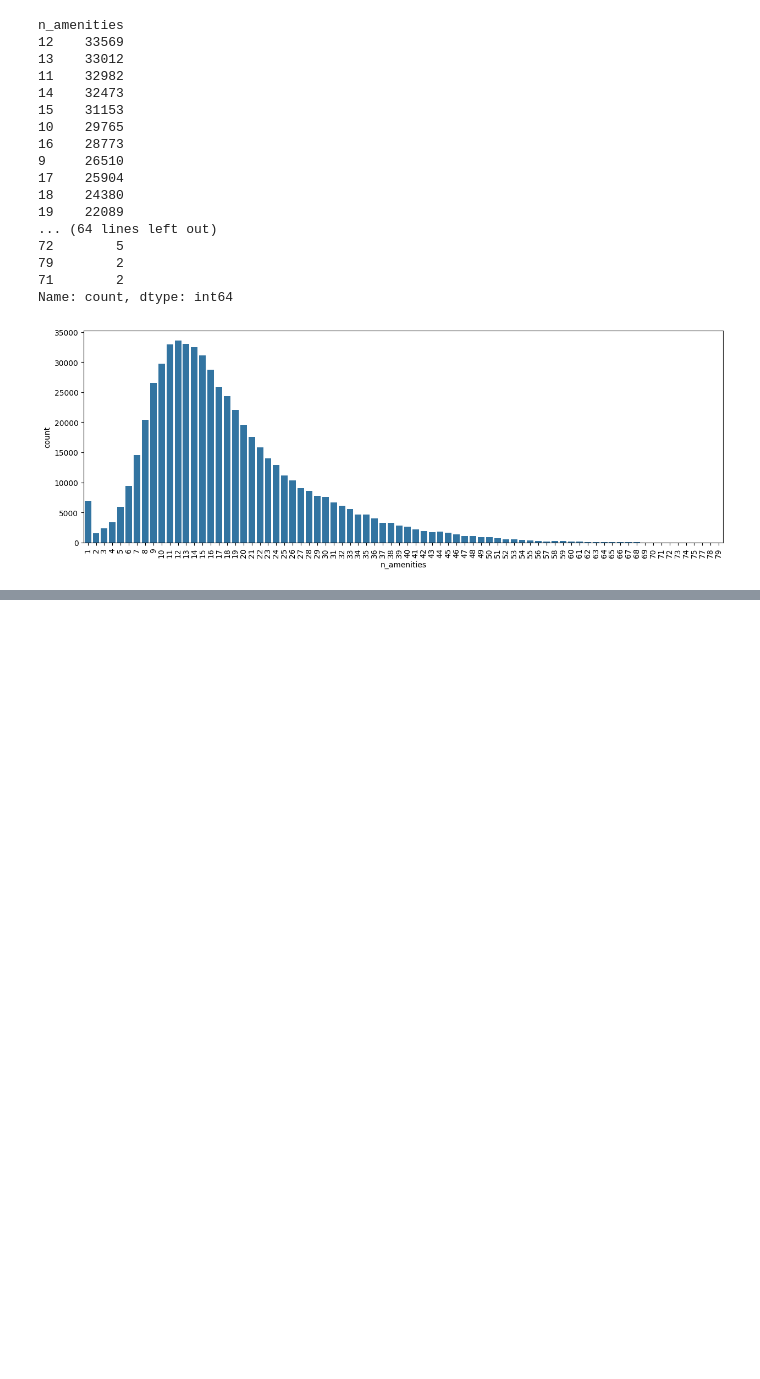
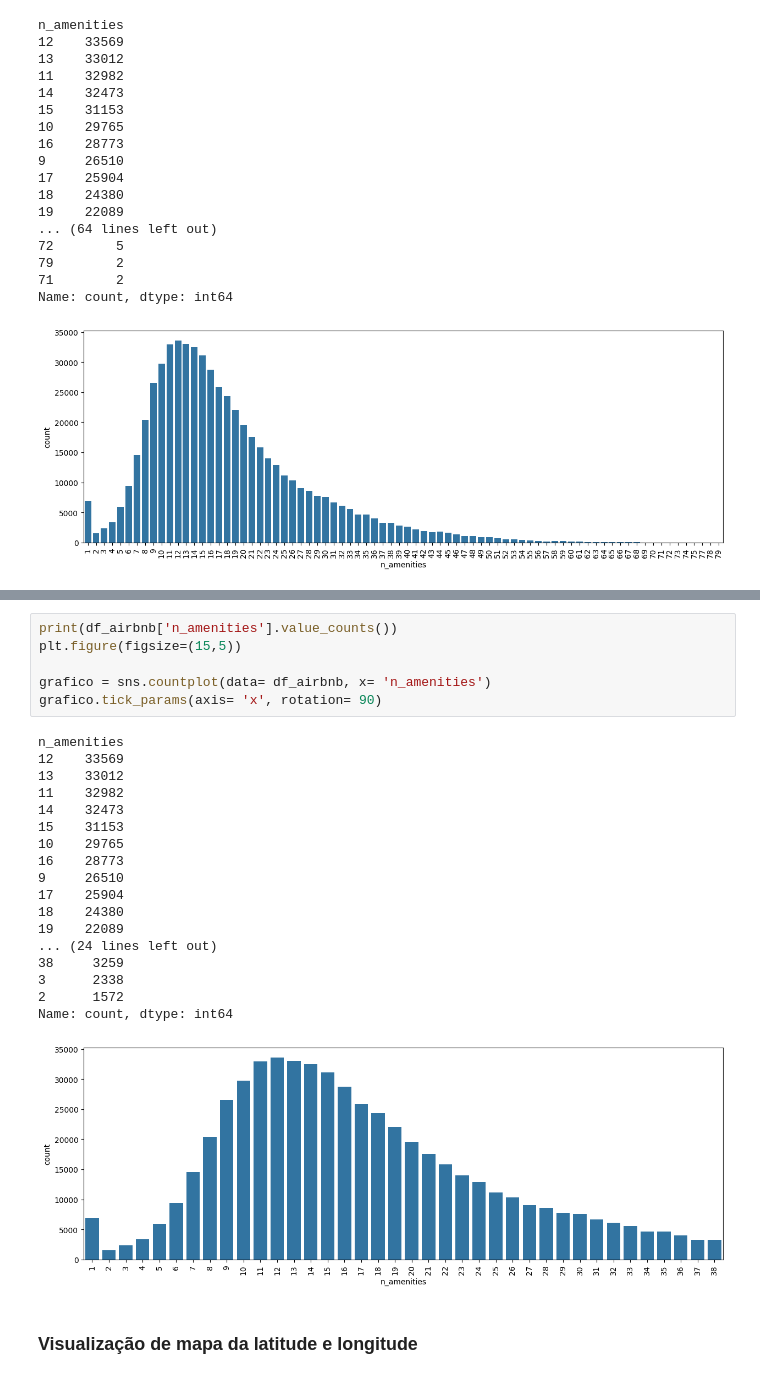
Before and after one commit to mxreira/projeto_ciencia_de_dados, a Jupyter notebook: solucao_airbnb.ipynb, the cells around one changed output, grey strips where cells are left out. Cells and saved outputs as stored; diff of their text form; blank space fills up the shorter version.

```diff
--- a/solucao_airbnb.ipynb
+++ b/solucao_airbnb.ipynb
@@ -835,0 +860,27 @@ print(f'{total_linhas}: Total de Linhas removidas')
+# %%
+print(df_airbnb['n_amenities'].value_counts())
+plt.figure(figsize=(15,5))
+
+grafico = sns.countplot(data= df_airbnb, x= 'n_amenities')
+grafico.tick_params(axis= 'x', rotation= 90)
+# %% [output]
+n_amenities
+12    33569
+13    33012
+11    32982
+14    32473
+15    31153
+10    29765
+16    28773
+9     26510
+17    25904
+18    24380
+19    22089
+... (24 lines left out)
+38     3259
+3      2338
+2      1572
+Name: count, dtype: int64
+[figure, added]
+# %% [markdown]
+### Visualização de mapa da latitude e longitude
```
Also changed, not shown: parts of 14 cells of this notebook.
